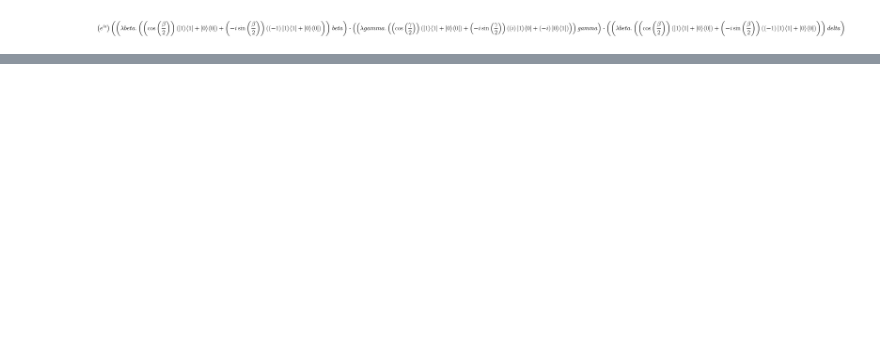
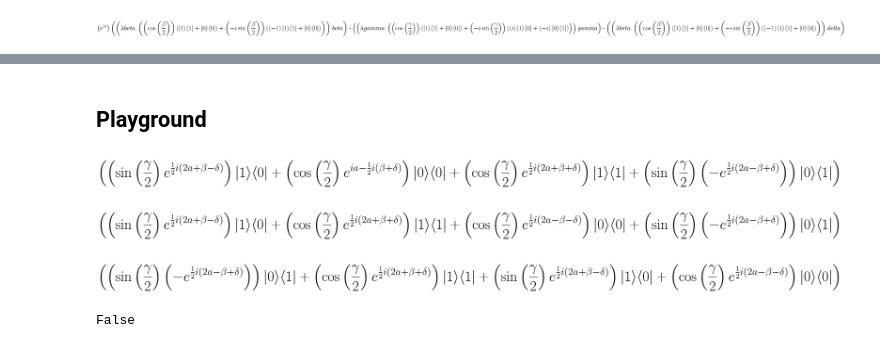
Before and after one commit to LucianoXu/28-Dirac3, a Jupyter notebook: test.ipynb, the cells around one changed output, grey strips where cells are left out. Cells and saved outputs as stored; diff of their text form; code cells hidden in the pictures; blank space fills up the shorter version.

```diff
--- a/test.ipynb
+++ b/test.ipynb
@@ -75,3 +94,43 @@ b = new_sub(parse(''' ("Exp[I (a - beta/2 - delta/2)] Cos[gamma/2]" SCRO (ket0 O
 norm_a = trs.normalize(sub(a))
 norm_b = trs.normalize(sub(b))
 assert norm_a == norm_b
+# %% [markdown]
+## Playground
+# %%
+
+# define the rotation gates
+sub_rot = Subst({
+    "Rzbeta" : sub(parse(''' ("Cos[beta/2]" SCRO I2) ADDO ("- Sin[beta/2] I" SCRO Z) ''')),
+    "Rygamma" : sub(parse(''' ("Cos[gamma/2]" SCRO I2) ADDO ("- Sin[gamma/2] I" SCRO Y) ''')),
+    "Rzdelta" : sub(parse(''' ("Cos[delta/2]" SCRO I2) ADDO ("- Sin[delta/2] I" SCRO Z) ''')),
+})
+
+# get the idempotent operation
+new_sub = sub_rot.composite(sub).get_idempotent()
+
+# RHS - rotations
+a = new_sub(parse(''' "Exp[I a]" SCRO (Rzbeta MLTO Rygamma MLTO Rzdelta) '''))
+# LHS - U
+b = new_sub(parse(''' ("Exp[I (a - beta/2 - delta/2)] Cos[gamma/2]" SCRO (ket0 OUTER bra0))
+    ADDO ("- Exp[I (a - beta/2 + delta/2)] Sin[gamma/2]" SCRO (ket0 OUTER bra1))
+    ADDO ("Exp[I (a + beta/2 - delta/2)] Sin[gamma/2]" SCRO (ket1 OUTER bra0))
+    ADDO ("Exp[I (a + beta/2 + delta/2)] Cos[gamma/2]" SCRO (ket1 OUTER bra1))'''))
+
+norm_a = trs.normalize(sub(a), alg="outer_most")
+norm_b = trs.normalize(sub(b), alg="outer_most")
+# %%
+norm_a.render_tex()
+# %% [output]
+[figure, added]
+# %%
+norm_b.render_tex()
+# %% [output]
+[figure, added]
+# %%
+trs.normalize(sub(b), alg="outer_most").render_tex()
+# %% [output]
+[figure, added]
+# %%
+norm_a == norm_b
+# %% [output]
+False
```
Also changed, not shown: parts of 8 cells of this notebook, 7 other files.
